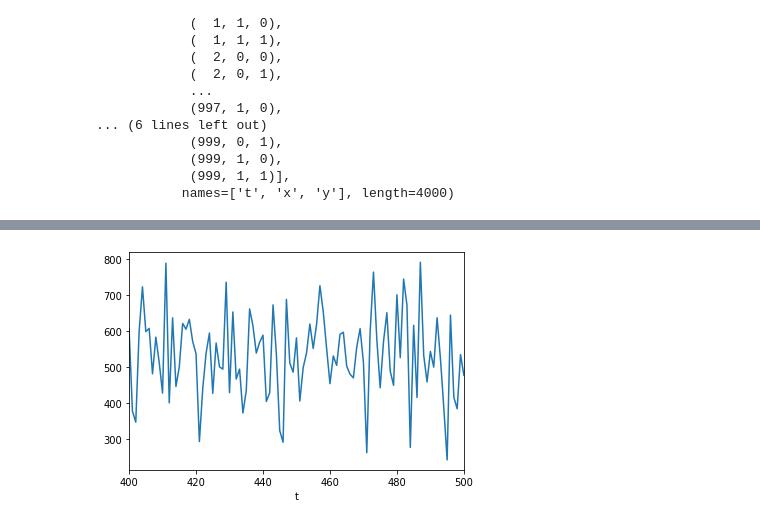
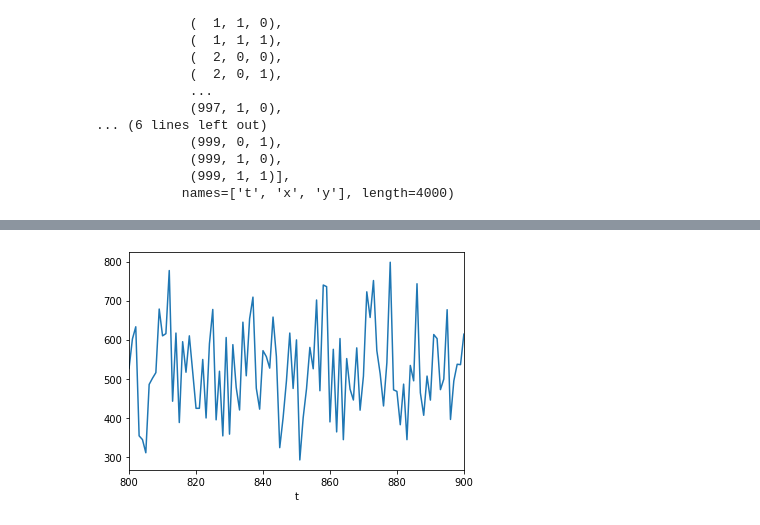
Before and after one commit to Aprillion/python-solar, a Jupyter notebook: 2019-10-29.ipynb, the cells around one changed output, grey strips where cells are left out. Drawn from its saved outputs; the diff is of its cells as text; code cells hidden in the pictures.

```diff
--- a/2019-10-29.ipynb
+++ b/2019-10-29.ipynb
@@ -307,5 +335,5 @@ t
 dtype: float64
 # %%
-ax = totals[400:501].plot.line()
+ax = totals[800:901].plot.line()
 # %% [output]
-[figure, old version]
+[figure, new version]
```
Also changed, not shown: parts of 13 cells of this notebook, 2 other files.
